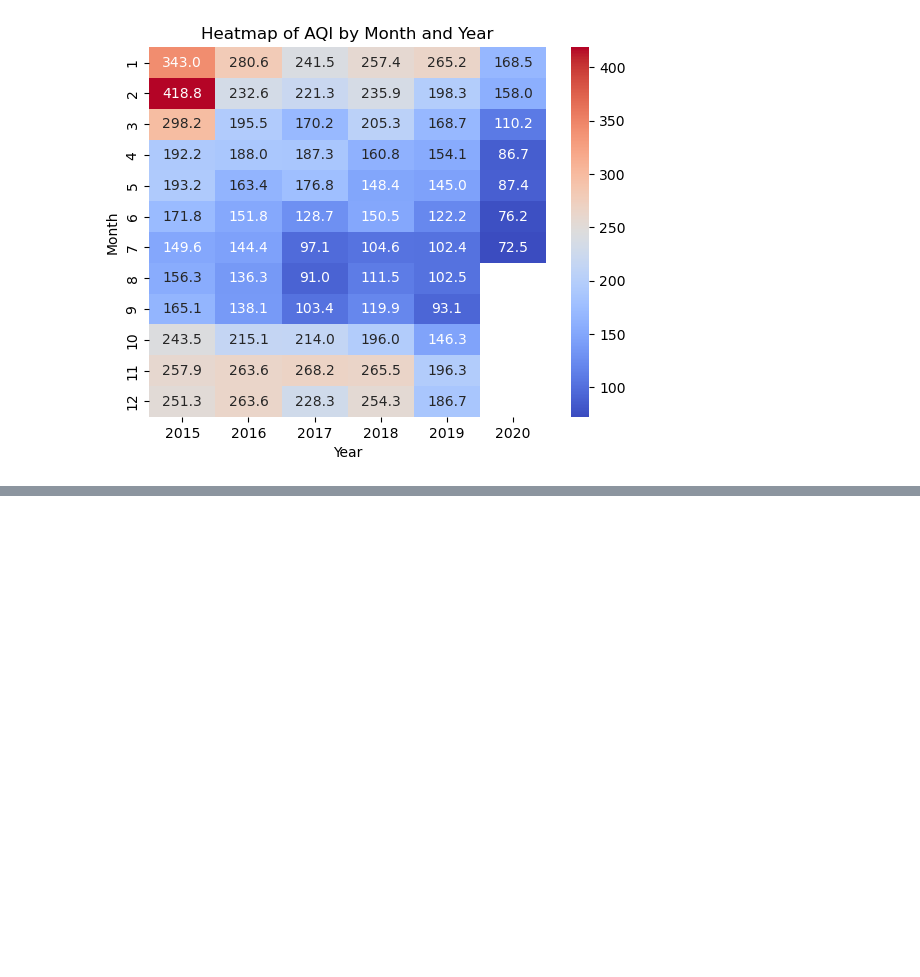
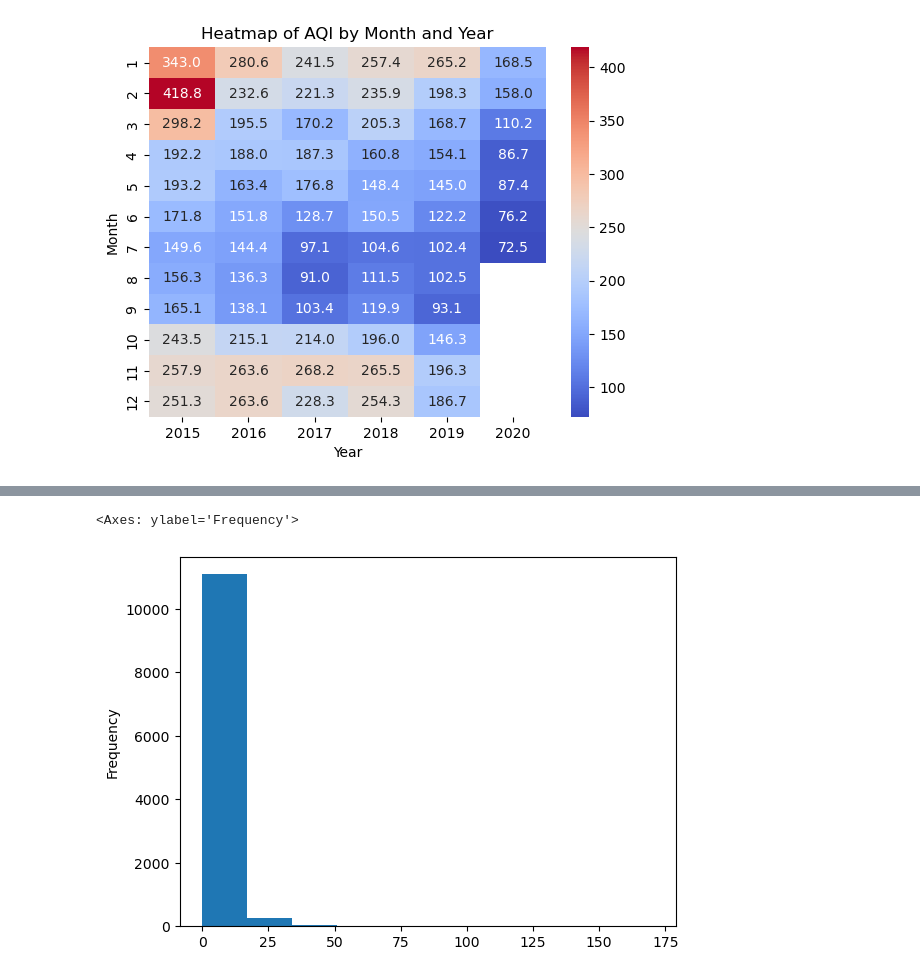
Before and after one commit to Shubham39275/Air_Quality_Index, a Jupyter notebook: AQI_Prediction.ipynb, the cells around one changed output, grey strips where cells are left out. Saved outputs shown, nothing was run; the diff lists cells and outputs as text; code cells hidden in the pictures; blank space fills up the shorter version.

```diff
--- a/AQI_Prediction.ipynb
+++ b/AQI_Prediction.ipynb
@@ -340,0 +359,5 @@ plt.show()
+# %%
+df['Xylene'].plot(kind='hist')
+# %% [output]
+<Axes: ylabel='Frequency'>
+[figure, added]
```
Also changed, not shown: parts of 28 cells of this notebook.
